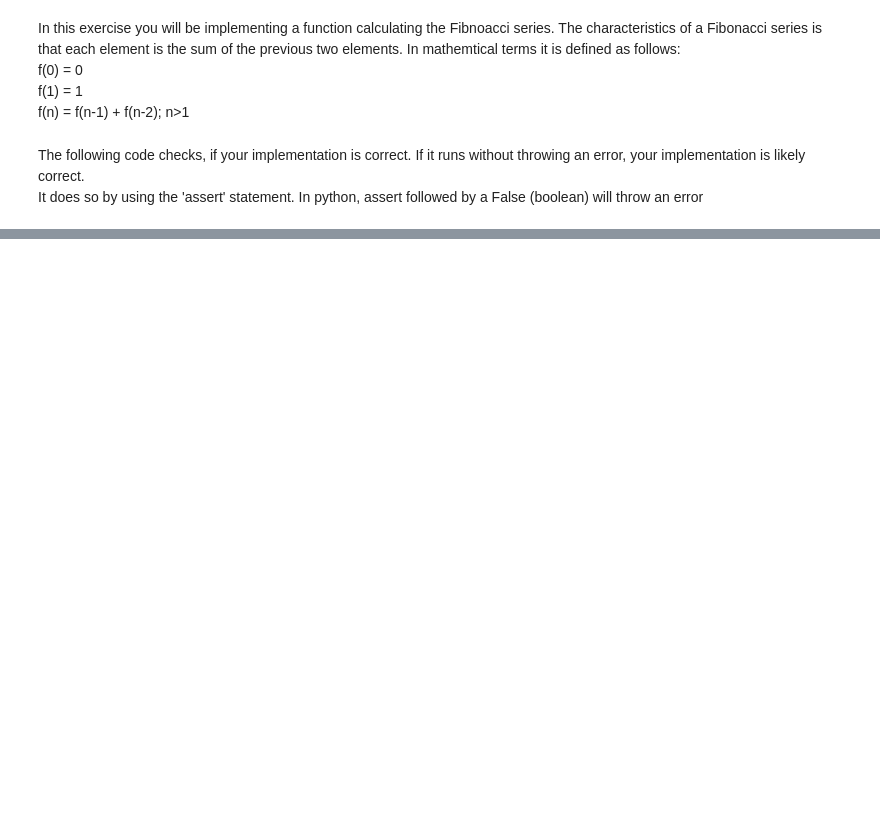
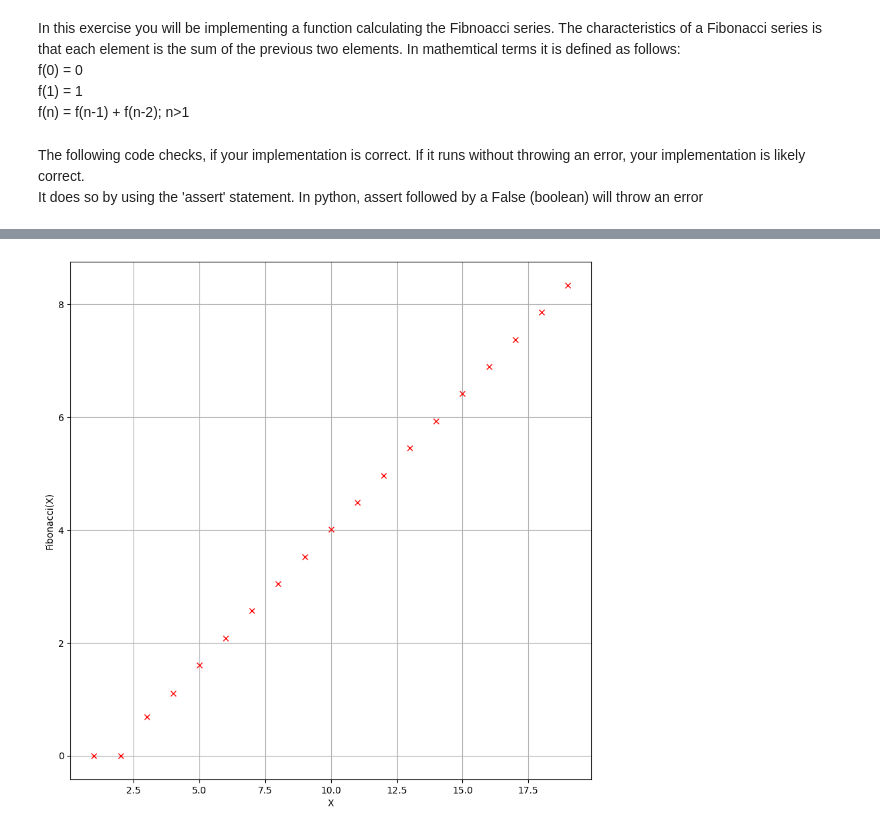
Before and after one commit to RobertAris/biological-neuronal-network, a Jupyter notebook: 1_Python_Exercise/Python_Exercise_1.ipynb, the cells around one changed output, grey strips where cells are left out. Drawn from its saved outputs; the diff is of its cells as text; code cells hidden in the pictures; blank space fills up the shorter version.

```diff
--- a/1_Python_Exercise/Python_Exercise_1.ipynb
+++ b/1_Python_Exercise/Python_Exercise_1.ipynb
@@ -11,3 +9,11 @@ def fib(x):
+# %%
+def fib(x):
+    if x == 0:
+        return 0
+    elif x == 1:
+        return 1
+    else:
+        return fib(x-1) + fib(x-2)
 # %% [markdown]
 The following code checks, if your implementation is correct. If it runs without throwing an error, your implementation is likely correct.
 It does so by using the 'assert' statement. In python, assert followed by a False (boolean) will throw an error
@@ -23,6 +31,6 @@ except:
 # %%
 # Create a list of the first 20 fibonacci numbers
-fib_list = ... # Implement this
+fib_list = [fib(z) for z in range(20)]
 # %%
 # Test, if your fib_list really has 20 elements
 assert len(fib_list) == 20
@@ -37,2 +47,11 @@ plt.show()
 # %%
 # Bonus exercise: Try to plot the data in a semi-log plot (except for Fib(0))
+# %%
+plt.figure(figsize=(10,10))
+plt.plot(range(1, 20),np.log(fib_list[1:]),'rx') # r = red, x = Creates an x where the data points are
+plt.grid(True) # Show a grid
+plt.xlabel('X')
+plt.ylabel('Fibonacci(X)')
+plt.show()
+# %% [output]
+[figure, added]
```
Also changed, not shown: parts of 4 cells of this notebook.
